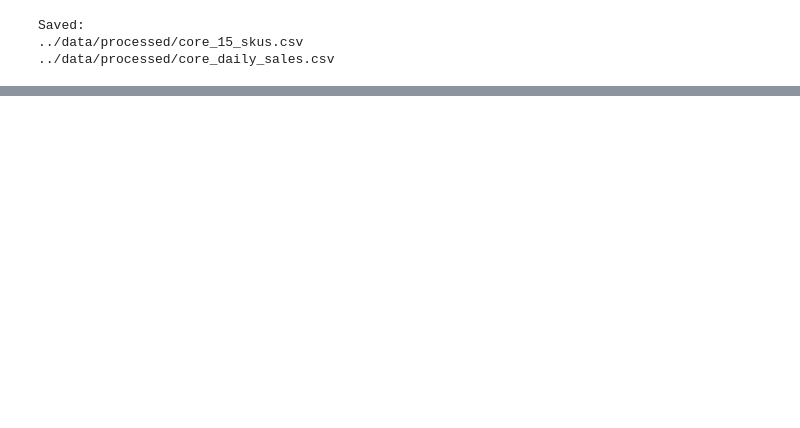
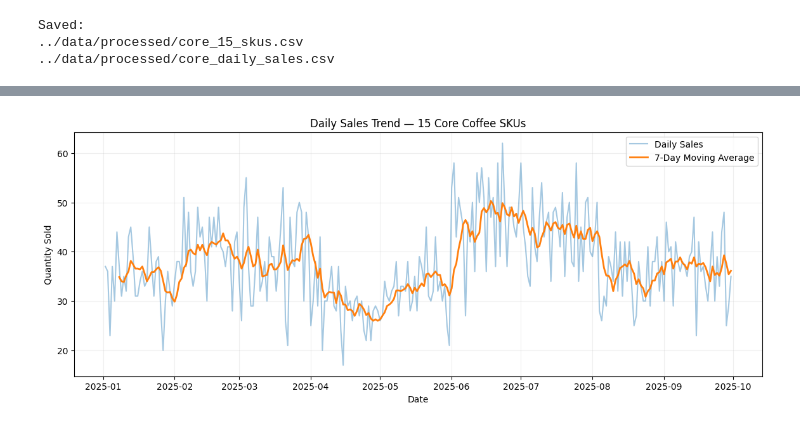
Before and after one commit to Verenadarsy/suplyze_ai, a Jupyter notebook: notebooks/01_data_exploration.ipynb, the cells around one changed output, grey strips where cells are left out. Saved outputs shown, nothing was run; the diff lists cells and outputs as text; code cells hidden in the pictures; blank space fills up the shorter version.

Commit message:
feat: complete forecasting dataset exploration

```diff
--- a/notebooks/01_data_exploration.ipynb
+++ b/notebooks/01_data_exploration.ipynb
@@ -977,0 +1387,18 @@ Saved:
+# %%
+# EDA 4 — Daily demand trend
+
+daily_total = (
+    forecast_dataset
+    .groupby("Date", as_index=False)
+    .agg(
+        TotalQty=("QuantitySold", "sum")
+    )
+)
+
+daily_total["Rolling7"] = (
+    daily_total["TotalQty"]
+    .rolling(7)
+    .mean()
+)
+
+display(daily_total.head(15))
@@ -977,0 +1422,28 @@ Saved:
+# %%
+import matplotlib.pyplot as plt
+
+plt.figure(figsize=(14, 5))
+
+plt.plot(
+    daily_total["Date"],
+    daily_total["TotalQty"],
+    alpha=0.4,
+    label="Daily Sales"
+)
+
+plt.plot(
+    daily_total["Date"],
+    daily_total["Rolling7"],
+    linewidth=2,
+    label="7-Day Moving Average"
+)
+
+plt.title("Daily Sales Trend — 15 Core Coffee SKUs")
+plt.xlabel("Date")
+plt.ylabel("Quantity Sold")
+plt.legend()
+plt.grid(alpha=0.2)
+
+plt.show()
+# %% [output]
+[figure, added]
```
Also changed, not shown: parts of 27 cells of this notebook, 1 other file.
